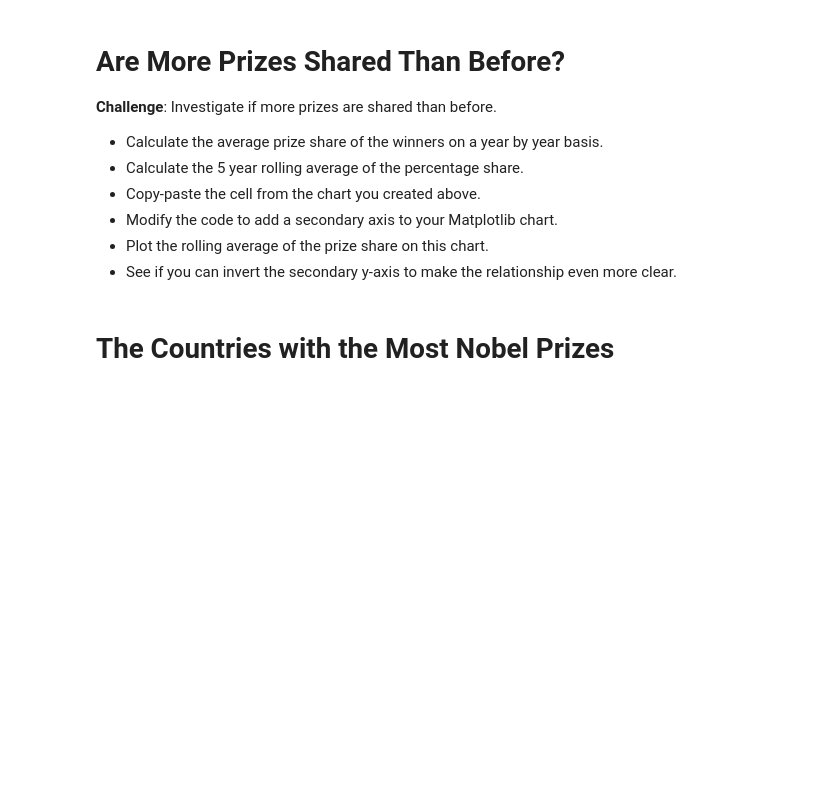
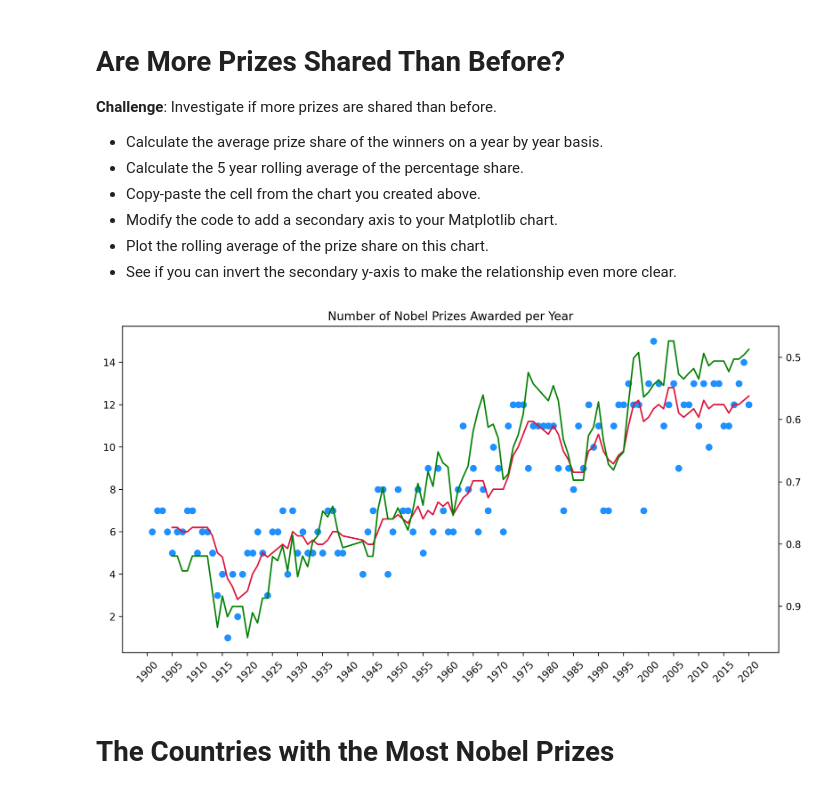
Before and after one commit to liamfrager/Python-Practice, a Jupyter notebook: 79 Nobel Prize Analysis/Nobel_Prize_Analysis_(start).ipynb, the cells around one changed output. Saved outputs shown, nothing was run; the diff lists cells and outputs as text; code cells hidden in the pictures; blank space fills up the shorter version.

```diff
--- a/79 Nobel Prize Analysis/Nobel_Prize_Analysis_(start).ipynb
+++ b/79 Nobel Prize Analysis/Nobel_Prize_Analysis_(start).ipynb
@@ -122,6 +299,40 @@ Caveats: The exact birth dates for Michael Houghton, Venkatraman Ramakrishnan, a
 * Modify the code to add a secondary axis to your Matplotlib chart.
 * Plot the rolling average of the prize share on this chart.
 * See if you can invert the secondary y-axis to make the relationship even more clear.
+# %%
+prize_share_by_year = df_data.groupby('year').prize_share.mean()
+# %%
+prizes_per_year = df_data.groupby('year').count().prize
+
+plt.figure(figsize=(12, 6), dpi=200)
+plt.xticks(
+    ticks=np.arange(1900, 2021, step=5),
+    rotation=45
+)
+plt.title('Number of Nobel Prizes Awarded per Year')
+ax1 = plt.gca()
+ax2 = ax1.twinx()
+ax2.invert_yaxis()
+ax1.scatter(
+    x=prizes_per_year.index,
+    y=prizes_per_year.values,
+    color='dodgerblue'
+)
+
+ax1.plot(
+    prizes_per_year.index,
+    prizes_per_year.rolling(window=5).mean().values,
+    color='crimson'
+)
+ax2.plot(
+    prize_share_by_year.index,
+    prize_share_by_year.rolling(window=5).mean().values,
+    color='green',
+)
+
+plt.show()
+# %% [output]
+[figure, added]
 # %% [markdown]
 # The Countries with the Most Nobel Prizes
 # %% [markdown]
```
Also changed, not shown: parts of 26 cells of this notebook.
